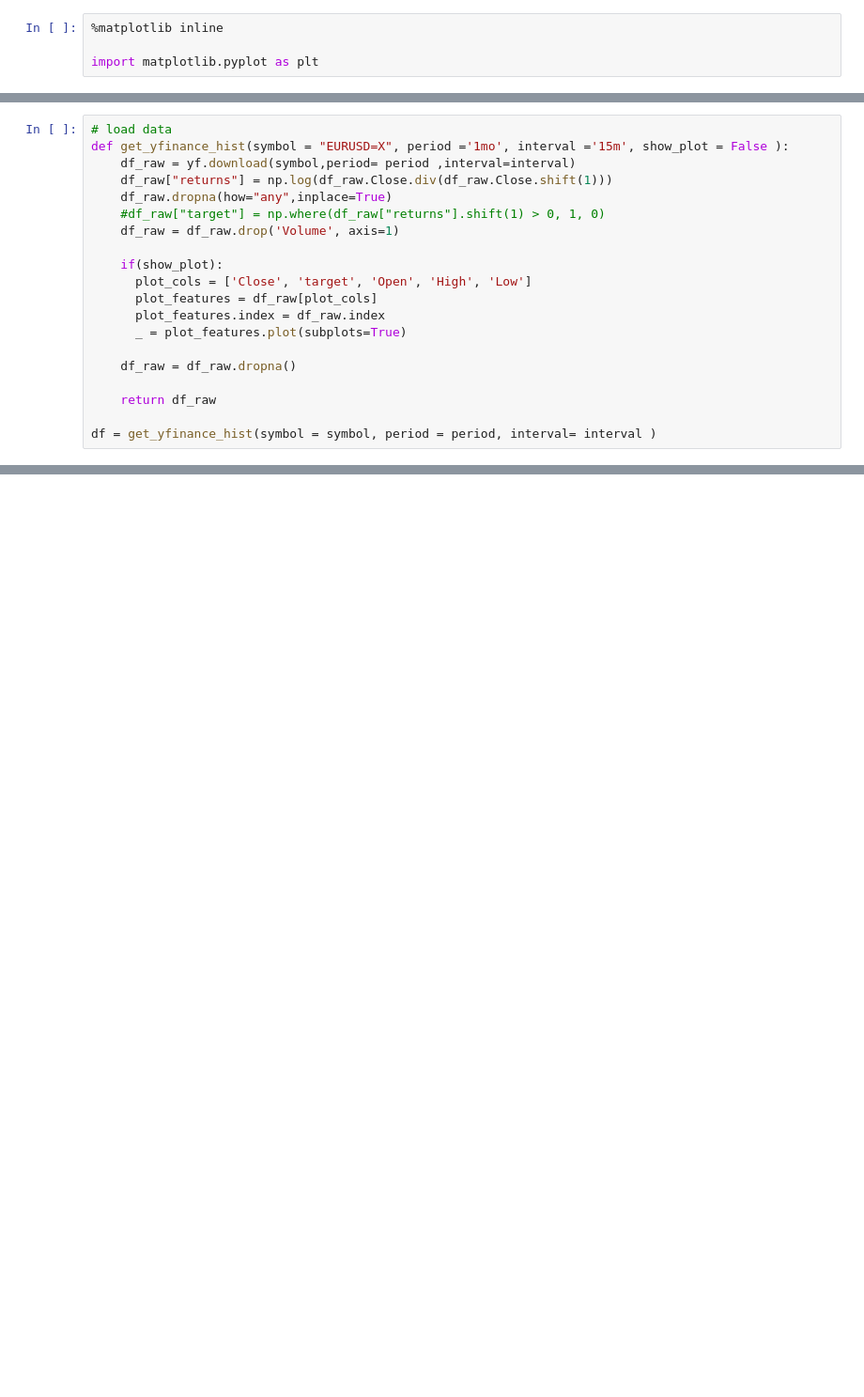
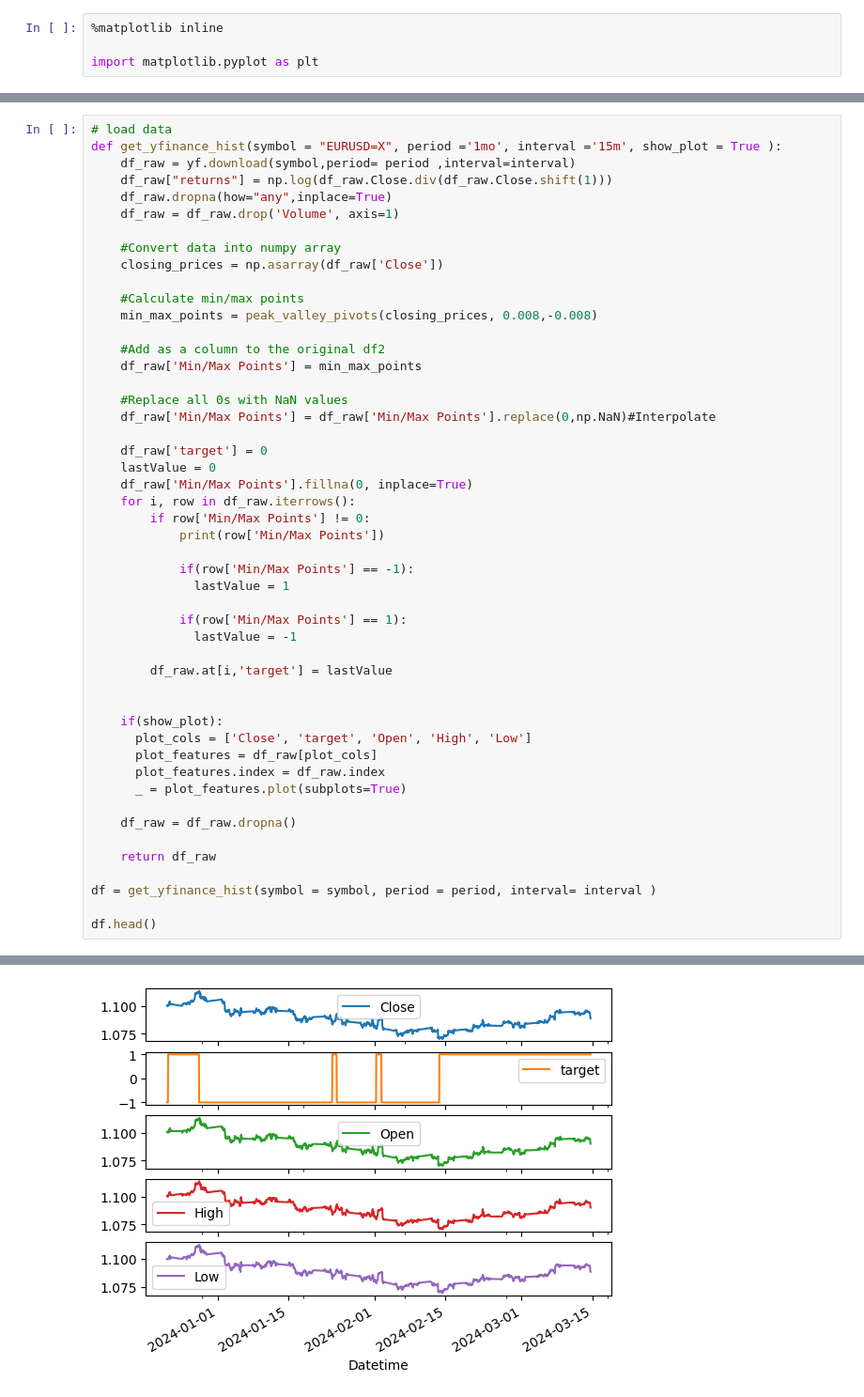
Before and after one commit to MikChristensen/Algo-Trading-Examples, a Jupyter notebook: 03 - Tensorflow example/Timeseries_Test.ipynb, the cells around one changed output, grey strips where cells are left out. Shown: that part at 94% size. Saved outputs shown, nothing was run; the diff lists cells and outputs as text; blank space fills up the shorter version.

```diff
--- a/03 - Tensorflow example/Timeseries_Test.ipynb
+++ b/03 - Tensorflow example/Timeseries_Test.ipynb
@@ -27,12 +45,39 @@ In machine learning, features represent the input data points or independent var
 '\nhttps://www.marketcalls.in/machine-learning/decoding-features-and-targets-in-machine-learning-the-keys-to-model-success.html\nIn machine learning, features represent the input data points or indepe ...
 # %%
 # load data
-def get_yfinance_hist(symbol = "EURUSD=X", period ='1mo', interval ='15m', show_plot = False ):
+def get_yfinance_hist(symbol = "EURUSD=X", period ='1mo', interval ='15m', show_plot = True ):
     df_raw = yf.download(symbol,period= period ,interval=interval)
     df_raw["returns"] = np.log(df_raw.Close.div(df_raw.Close.shift(1)))
     df_raw.dropna(how="any",inplace=True)
-    #df_raw["target"] = np.where(df_raw["returns"].shift(1) > 0, 1, 0)
     df_raw = df_raw.drop('Volume', axis=1)
+
+    #Convert data into numpy array
+    closing_prices = np.asarray(df_raw['Close'])
+
+    #Calculate min/max points
+    min_max_points = peak_valley_pivots(closing_prices, 0.008,-0.008)
+
+    #Add as a column to the original df2
+    df_raw['Min/Max Points'] = min_max_points
+
+    #Replace all 0s with NaN values
+    df_raw['Min/Max Points'] = df_raw['Min/Max Points'].replace(0,np.NaN)#Interpolate
+
+    df_raw['target'] = 0
+    lastValue = 0
+    df_raw['Min/Max Points'].fillna(0, inplace=True)
+    for i, row in df_raw.iterrows():
+        if row['Min/Max Points'] != 0:
+            print(row['Min/Max Points'])
+
+            if(row['Min/Max Points'] == -1):
+              lastValue = 1
+
+            if(row['Min/Max Points'] == 1):
+              lastValue = -1
+
+        df_raw.at[i,'target'] = lastValue
+
 
     if(show_plot):
       plot_cols = ['Close', 'target', 'Open', 'High', 'Low']
@@ -45,5 +90,7 @@ def get_yfinance_hist(symbol = "EURUSD=X", period ='1mo', interval ='15m', show_
     return df_raw
 
 df = get_yfinance_hist(symbol = symbol, period = period, interval= interval )
+
+df.head()
 # %% [output]
 [*********************100%***********************]  1 of 1 completed
@@ -49,0 +113 @@ df = get_yfinance_hist(symbol = symbol, period = period, interval= interval )
+[figure, added]
```
Also changed, not shown: parts of 21 cells of this notebook, 9 other files.
